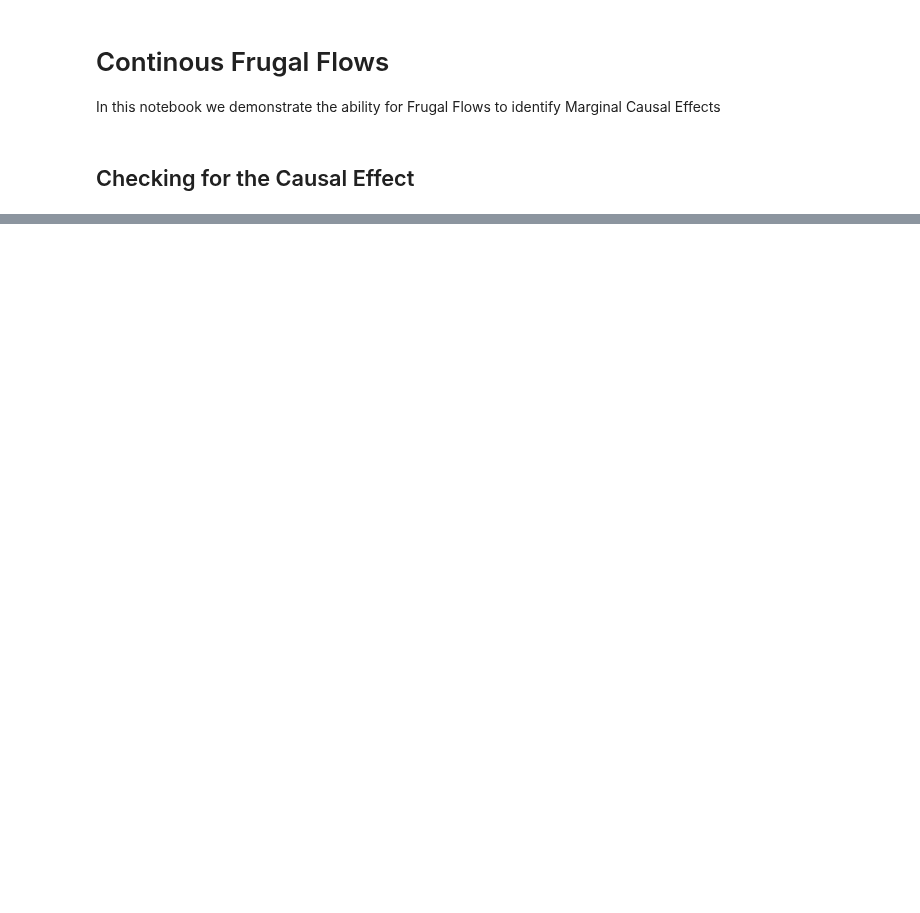
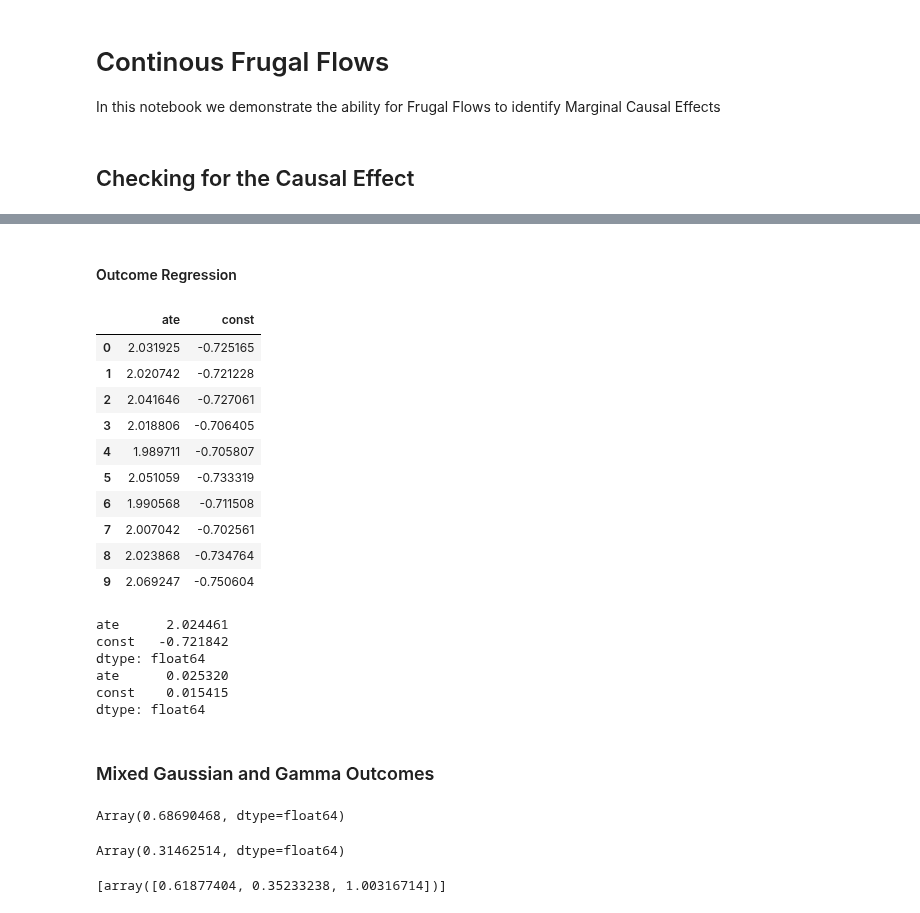
Before and after one commit to llaurabatt/frugal-flows, a Jupyter notebook: validation/Continous_Frugal_Flows.ipynb, the cells around one changed output, grey strips where cells are left out. Drawn from its saved outputs; the diff is of its cells as text; code cells hidden in the pictures; blank space fills up the shorter version.

```diff
--- a/validation/Continous_Frugal_Flows.ipynb
+++ b/validation/Continous_Frugal_Flows.ipynb
@@ -61,2 +68,14 @@ CAUSAL_PARAMS = [1, 1]
+# %%
+def run_outcome_regression(data):
+    df = pd.DataFrame(jnp.hstack([data['Y'], data['X']]), columns=['X', 'Y'])
+    df['X'] = data['X']
+    df['Y'] = data['Y']
+    X_vars = df['X']
+    X_vars = sm.add_constant(X_vars)
+    Y_var = df['Y']
+    model = sm.OLS(Y_var, X_vars).fit()
+    coefficient_X = model.params['X']
+    coefficient_const = model.params['const']
+    return coefficient_X, coefficient_const
 # %% [markdown]
 ## Checking for the Causal Effect
@@ -100,0 +141,35 @@ plt.legend()
+# %% [markdown]
+#### Outcome Regression
+# %%
+gaussian_coeffs = {'ate': [], 'const': []}
+for i in range(NUM_ITER):
+    data = causl_py.generate_gaussian_samples(N=NUM_SAMPLES, causal_params=CAUSAL_PARAMS, seed=i)
+    coeff_X, coeff_const = run_outcome_regression(data)
+    gaussian_coeffs['ate'].append(coeff_X)
+    gaussian_coeffs['const'].append(coeff_const)
+gaussian_outcome_coeffs = pd.DataFrame.from_dict(gaussian_coeffs)
+gaussian_outcome_coeffs
+# %% [output]
+|  | ate | const |
+| 0 | 2.031925 | -0.725165 |
+| 1 | 2.020742 | -0.721228 |
+| 2 | 2.041646 | -0.727061 |
+| 3 | 2.018806 | -0.706405 |
+| 4 | 1.989711 | -0.705807 |
+| 5 | 2.051059 | -0.733319 |
+| 6 | 1.990568 | -0.711508 |
+| 7 | 2.007042 | -0.702561 |
+| 8 | 2.023868 | -0.734764 |
+| 9 | 2.069247 | -0.750604 |
+# %%
+print(gaussian_outcome_coeffs.mean())
+print(gaussian_outcome_coeffs.std())
+# %% [output]
+ate      2.024461
+const   -0.721842
+dtype: float64
+ate      0.025320
+const    0.015415
+dtype: float64
+# %% [markdown]
+### Mixed Gaussian and Gamma Outcomes
@@ -101,3 +195,11 @@ plt.legend()
+# %%
+causal_margin.ate
+# %% [output]
+Array(0.68690468, dtype=float64)
+# %%
+causal_margin.const
+# %% [output]
+Array(0.31462514, dtype=float64)
 # %%
 continous_covariates_results = causl_py.run_simulations(
     causl_py.generate_mixed_samples,
@@ -105,8 +207,11 @@ continous_covariates_results = causl_py.run_simulations(
     num_samples=NUM_SAMPLES,
     num_iter=NUM_ITER,
     causal_params=CAUSAL_PARAMS,
-    hyperparams_dict=hyperparams_dict
+    hyperparams_dict=hyperparams_dict,
+    causal_model_args={'ate': 1., 'const': 1., 'scale': 1}
 )
+# %% [output]
+[array([0.61877404, 0.35233238, 1.00316714])]
 # %%
 continous_covariates_results
 # %% [output]
```
Also changed, not shown: parts of 43 cells of this notebook, 2 other files.
